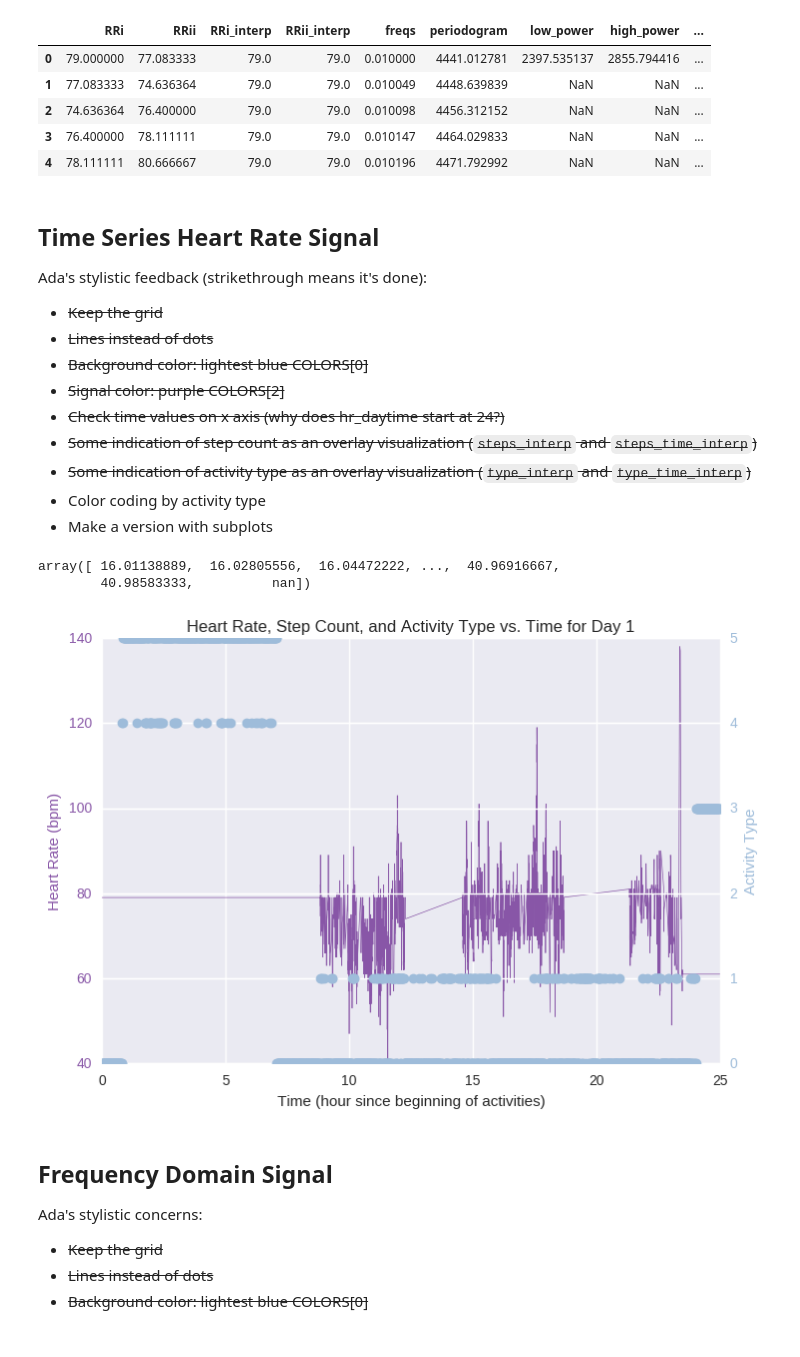
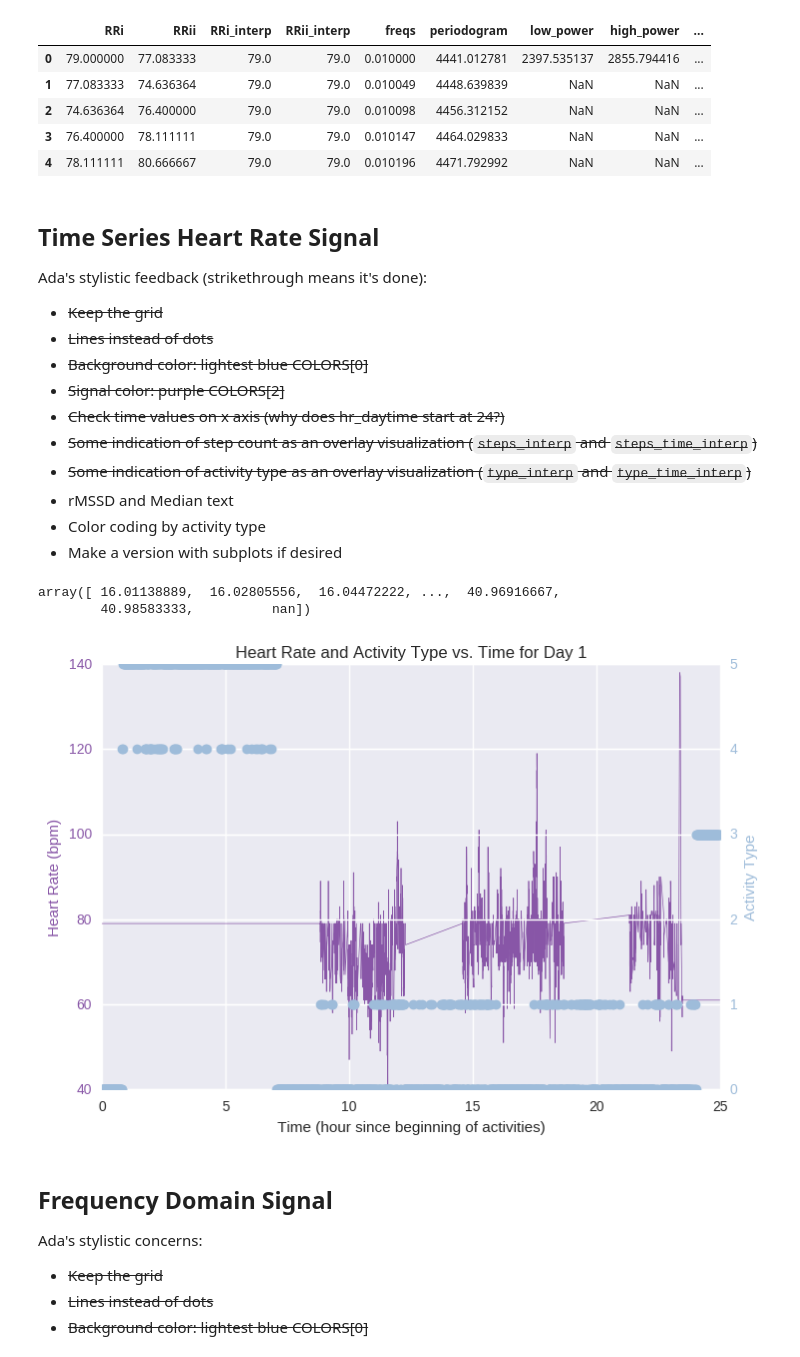
Before and after one commit to terrrychan/PHS-Project, a Jupyter notebook: Visualizations.ipynb, the cells around one changed output. Saved outputs shown, nothing was run; the diff lists cells and outputs as text; code cells hidden in the pictures.

Commit message:
updating titles on time and frequency domain visualizations

```diff
--- a/Visualizations.ipynb
+++ b/Visualizations.ipynb
@@ -74,8 +74,9 @@ Ada's stylistic feedback (strikethrough means it's done):
 - ~~Check time values on x axis (why does hr_daytime start at 24?)~~
 - ~~Some indication of step count as an overlay visualization (`steps_interp` and `steps_time_interp`)~~
 - ~~Some indication of activity type as an overlay visualization (`type_interp` and `type_time_interp`)~~
+- rMSSD and Median text
 - Color coding by activity type
-- Make a version with subplots
+- Make a version with subplots if desired
 # %%
 data['activitytype_daytime'].unique()
 # %% [output]
@@ -95,35 +96,35 @@ for ytick in ax1.get_yticklabels():
 
 # # step count
 # ax2 = ax1.twinx()
 # ax2.plot(data['steps_daytime_interp'].subtract(16),
 #          data['steps_interp'],
 #          linestyle=LINESTYLE, alpha=LINEALPHA, color=STEPCOUNTLINECOLOR, linewidth=LINEWIDTH)
 # ax2.set_ylabel('Step Count')
 # ax2.yaxis.label.set_color(STEPCOUNTLINECOLOR)
 # for ytick in ax2.get_yticklabels():
 #     ytick.set_color(STEPCOUNTLINECOLOR)
 
 # activity type
 ax3 = ax1.twinx()
 ax3.plot(data['activitytype_daytime'].subtract(16),
          data['activitytype'],
          'o', alpha=LINEALPHA, color=STEPCOUNTLINECOLOR, linewidth=LINEWIDTH)
 ax3.set_ylabel('Activity Type')
 ax3.yaxis.label.set_color(STEPCOUNTLINECOLOR)
 for ytick in ax3.get_yticklabels():
     ytick.set_color(STEPCOUNTLINECOLOR)
 
 axes = plt.gca()
 axes.set_axis_bgcolor(BGCOLOR)
 
 ax1.set_xlabel('Time (hour since beginning of activities)')
-plt.title('Heart Rate, Step Count, and Activity Type vs. Time for Day 1')
+plt.title('Heart Rate and Activity Type vs. Time for Day 1')
 
 plt.savefig('day1_TimeSeriesHeartRateActivityType.png', format='png')
 # plt.savefig('day1_TimeSeriesHeartRateActivityType.pdf', format='pdf')
 plt.show()
 # %% [output]
-[figure, old version]
+[figure, new version]
 # %% [markdown]
 ## Frequency Domain Signal
 
```
Also changed, not shown: parts of 5 cells of this notebook, 2 other files.
